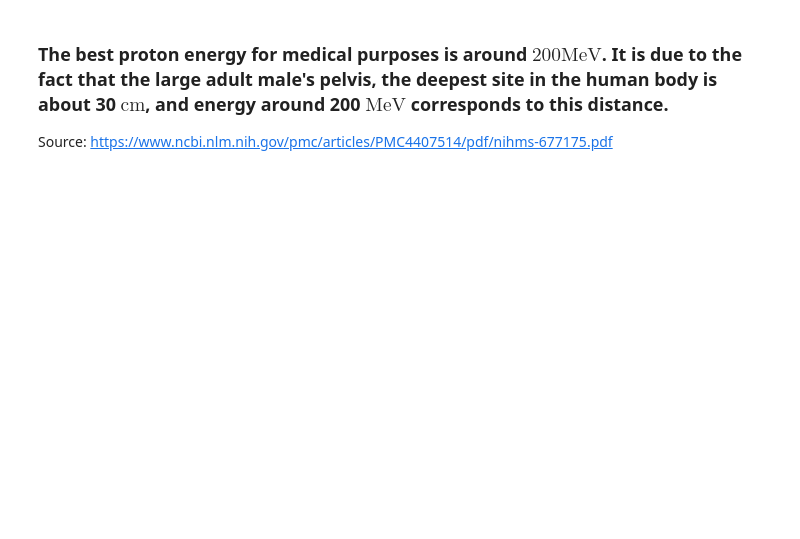
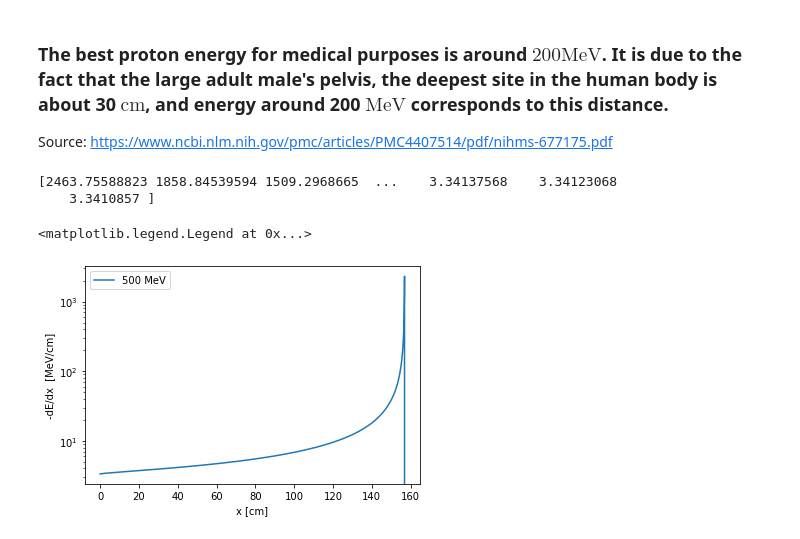
Before and after one commit to draczew23/MPPE_homeworks, a Jupyter notebook: hom3.ipynb, the cells around one changed output. Saved outputs shown, nothing was run; the diff lists cells and outputs as text; code cells hidden in the pictures; blank space fills up the shorter version.

```diff
--- a/hom3.ipynb
+++ b/hom3.ipynb
@@ -343,3 +356,21 @@ for e in sE:    # loop over enegies
 
 Source:
 https://www.ncbi.nlm.nih.gov/pmc/articles/PMC4407514/pdf/nihms-677175.pdf
+# %%
+f_values[0:(Nsamples - 1)]
+
+print(f_values)
+# %% [output]
+[2463.75588823 1858.84539594 1509.2968665  ...    3.34137568    3.34123068
+    3.3410857 ]
+# %%
+    plt.plot(a, y, label=str(e) + " MeV" )
+
+
+    plt.ylabel("-dE/dx  [MeV/cm]")
+    plt.xlabel("x [cm]")
+    plt.yscale("log")
+    plt.legend()
+# %% [output]
+<matplotlib.legend.Legend at 0x...>
+[figure, added]
```
Also changed, not shown: parts of 1 cell of this notebook.
